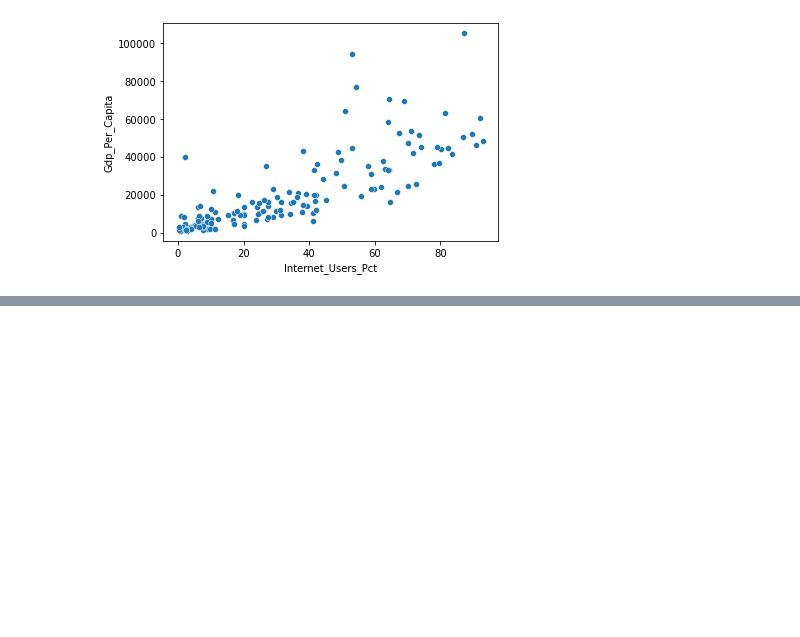
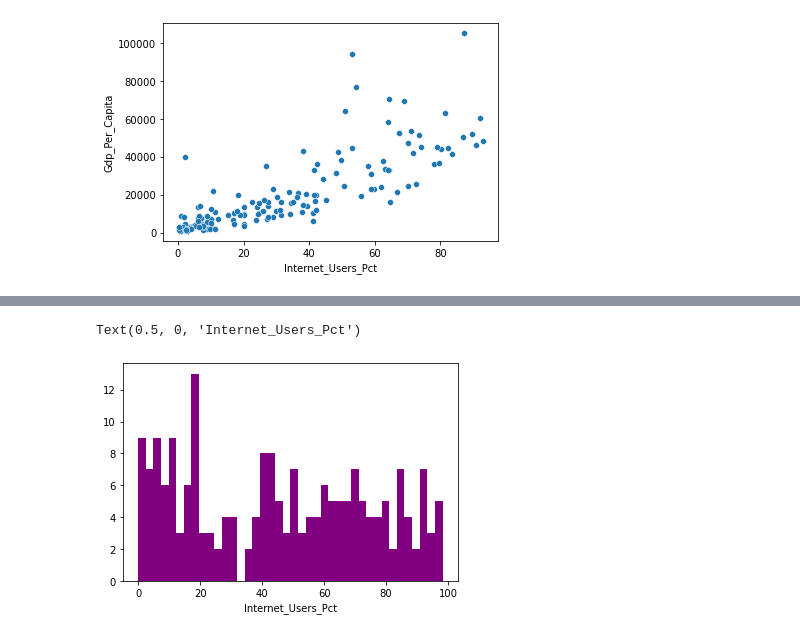
Before and after one commit to ANW16/UN-Python-Project, a Jupyter notebook: UN Project.ipynb, the cells around one changed output, grey strips where cells are left out. Drawn from its saved outputs; the diff is of its cells as text; code cells hidden in the pictures; blank space fills up the shorter version.

```diff
--- a/UN Project.ipynb
+++ b/UN Project.ipynb
@@ -136,0 +127,6 @@ giu_2014[giu_2014.Internet_Users_Pct == giu_2014.Internet_Users_Pct]
+# %%
+plt.hist(x='Internet_Users_Pct', data=giu_2014, bins=40, color='purple')
+plt.xlabel('Internet_Users_Pct')
+# %% [output]
+Text(0.5, 0, 'Internet_Users_Pct')
+[figure, added]
```
Also changed, not shown: parts of 18 cells of this notebook.
